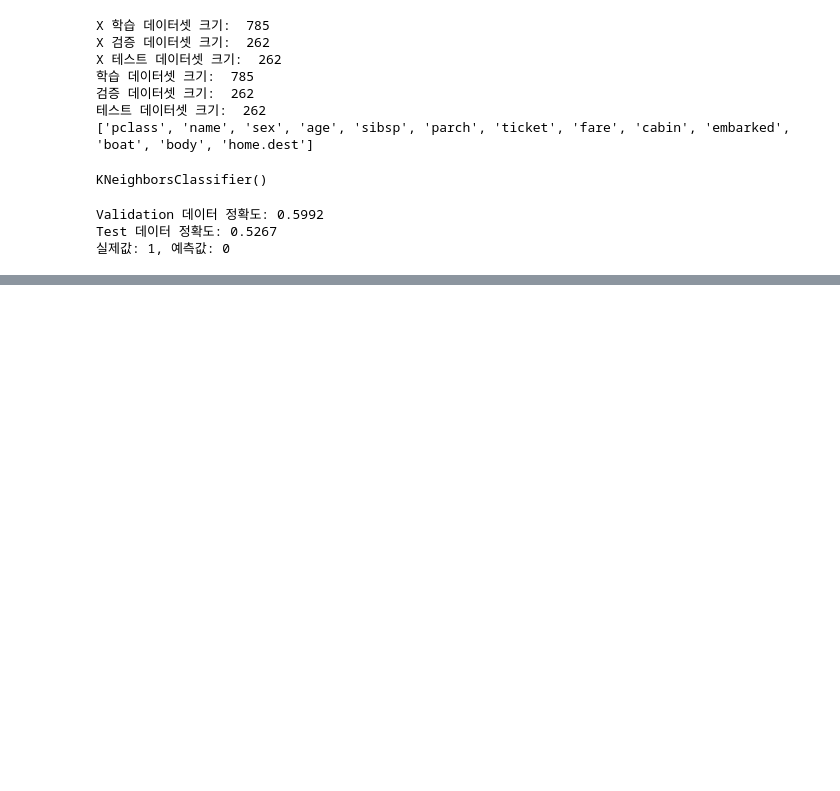
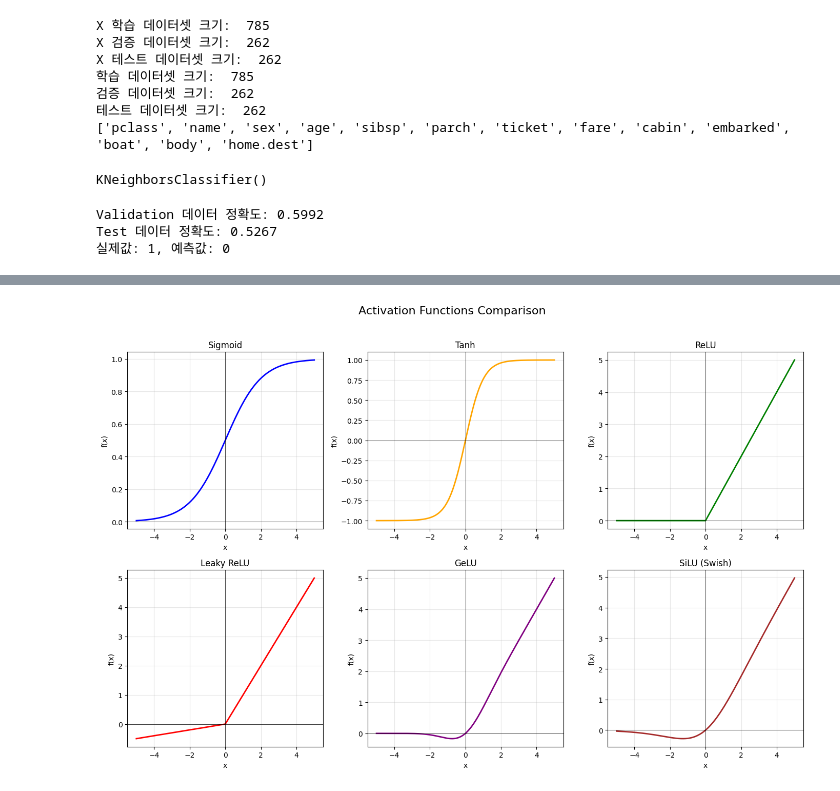
Before and after one commit to 100-hours-a-week/KTB4-whale-AI, a Jupyter notebook: 04_Weekly_Challenge/weekly_challenge.ipynb, the cells around one changed output, grey strips where cells are left out. Drawn from its saved outputs; the diff is of its cells as text; code cells hidden in the pictures; blank space fills up the shorter version.

```diff
--- a/04_Weekly_Challenge/weekly_challenge.ipynb
+++ b/04_Weekly_Challenge/weekly_challenge.ipynb
@@ -267,0 +458,42 @@ Random Forest                 0.78           0.79
+# %%
+# 3. 활성화 함수 출력 및 시각화
+import torch.nn.functional as F
+
+# x 값 범위 설정 (-5 ~ +5)
+x = torch.linspace(-5, 5, 1000)
+
+# 주요 활성화 함수 계산
+sigmoid = torch.sigmoid(x)
+tanh = torch.tanh(x)
+relu = F.relu(x)
+leaky_relu = F.leaky_relu(x, negative_slope=0.1)
+gelu = F.gelu(x)
+silu = F.silu(x) # Swish와 동일
+
+# 시각화
+plt.figure(figsize=(14, 9))
+
+functions = [
+    (sigmoid, 'Sigmoid', 'blue'), # 함수, 타이틀 이름, 색상 순
+    (tanh, 'Tanh', 'orange'),
+    (relu, 'ReLU', 'green'),
+    (leaky_relu, 'Leaky ReLU', 'red'),
+    (gelu, 'GeLU', 'purple'),
+    (silu, 'SiLU (Swish)', 'brown'),
+]
+
+for i, (func, title_name, color) in enumerate(functions, 1):
+    plt.subplot(2, 3, i)
+    plt.plot(x.numpy(), func.numpy(), color=color, linewidth=2)
+    plt.title(title_name)
+    plt.xlabel('x')
+    plt.ylabel('f(x)')
+    plt.grid(True, alpha=0.3)
+    plt.axhline(0, color='black', linewidth=0.5)
+    plt.axvline(0, color='black', linewidth=0.5)
+
+plt.suptitle("Activation Functions Comparison", fontsize=16, y=1.02)
+plt.tight_layout()
+plt.show()
+# %% [output]
+[figure, added]
```
Also changed, not shown: parts of 8 cells of this notebook.
